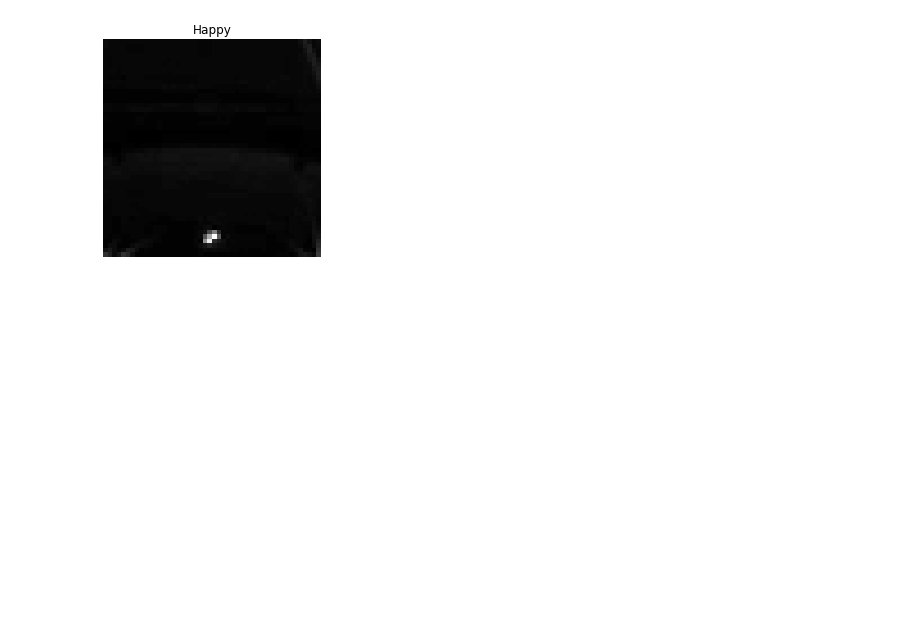
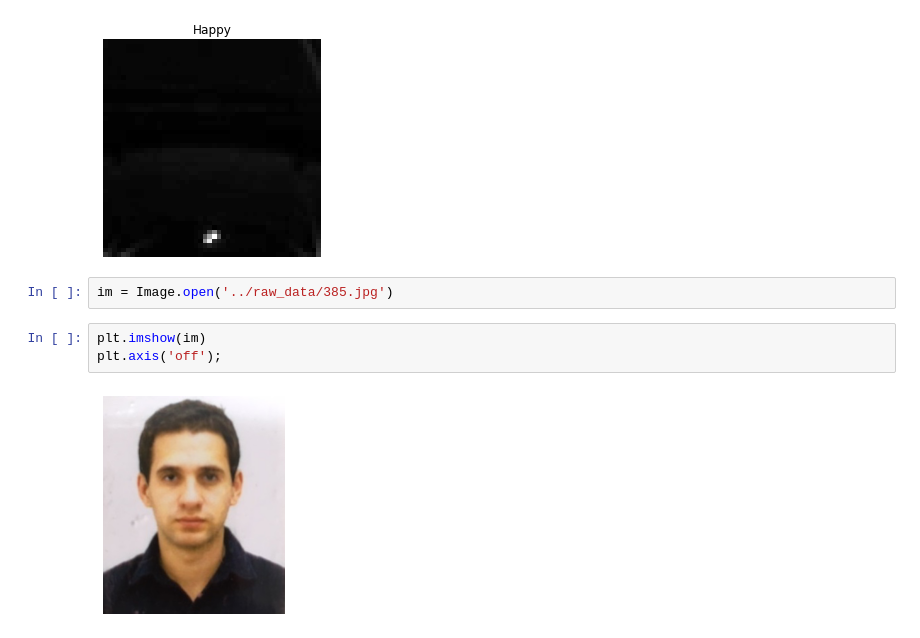
Before and after one commit to JaildoR/getthevibe_api, a Jupyter notebook: notebooks/data_exploration.ipynb, the cells around one changed output. Drawn from its saved outputs; the diff is of its cells as text; blank space fills up the shorter version.

```diff
--- a/notebooks/data_exploration.ipynb
+++ b/notebooks/data_exploration.ipynb
@@ -295,3 +334,10 @@ plt.imshow(img, cmap=plt.cm.gray)
 plt.axis('off');
 # %% [output]
 [figure]
+# %%
+im = Image.open('../raw_data/385.jpg')
+# %%
+plt.imshow(im)
+plt.axis('off');
+# %% [output]
+[figure, added]
```
Also changed, not shown: parts of 11 cells of this notebook, 3 other files.
